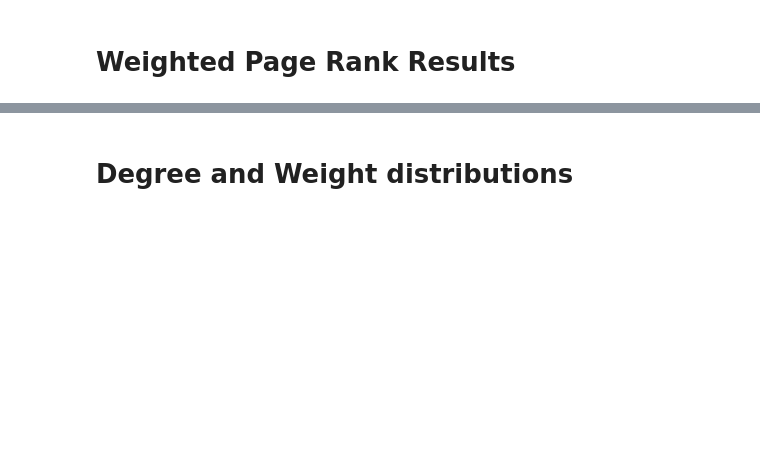
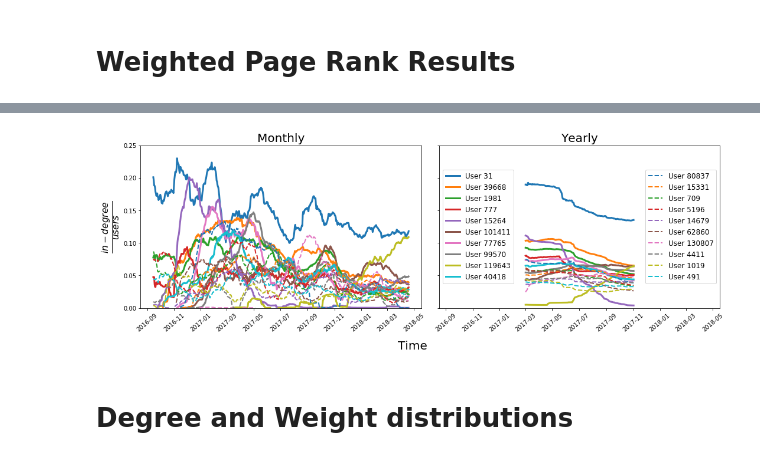
Before and after one commit to miratepuffin/Raphtory-Plots, a Jupyter notebook: GabPlots2.ipynb, the cells around one changed output, grey strips where cells are left out. Saved outputs shown, nothing was run; the diff lists cells and outputs as text; code cells hidden in the pictures; blank space fills up the shorter version.

```diff
--- a/GabPlots2.ipynb
+++ b/GabPlots2.ipynb
@@ -137,5 +156,5 @@ def get_degree(rankings, user):
     return None
 
 def get_deg_trajectory(user, pr):
-    traj = np.asarray(list(pr['bestusers'].apply(lambda row: get_degree(row,user))))/pr['vertices']
+    traj = np.asarray(list(pr['TopUsers'].apply(lambda row: get_degree(row,user))))/pr['vertices']
     return traj
@@ -173,3 +161,78 @@ plt.show()
+# %%
+fig, axes = plt.subplots(nrows=1,ncols=2,figsize=(15,5), sharex=True, sharey=True)
+
+file = "degree/gab-selective-degree.json"
+vfile = "degree/degreewindows.json"
+
+start, end = '2016-08-30 23:00:00','2018-05-03 23:00:00'
+
+degree, vertices = get_df(file), get_df(vfile)
+degree, vertices = degree[start:end], vertices[start:end]
+
+windows = [2592000000, 31536000000]
+window_names = ['Monthly', 'Yearly']
+
+linecols = defaultdict(lambda : next(ax._get_lines.prop_cycler)['color'])
+
+for i, ax in enumerate(axes.flatten()):
+    #ax.set_xlabel('Time',fontsize=20)
+    window = windows[i]
+    name = window_names[i]
+    y, z = degree, vertices
+    mask = (y['time']>=start) & (y['time'] <= end) & (y['time'] >= y.iloc[0]['time'] + timedelta(microseconds=1000*window))
+    y=y[mask]
+    mask = (z['time']>=start) & (z['time'] <= end) & (z['time'] >= z.iloc[0]['time'] + timedelta(microseconds=1000*window))
+    z=z[mask]
+    y['time'] = y['time'] - timedelta(microseconds=500*window)
+    z['time'] = z['time'] - timedelta(microseconds=500*window)
+    #mo = y[y['windowsize']==window]
+    mo = y[y['windowsize']==window]
+    z = z[z['windowsize']==window]
+    mo['vertices']=z['vertices']
+    #indeg = mo.apply(lambda t: (pd.DataFrame(t.TopUsers).set_index('id').indegree/ t.vertices).to_dict(), axis=1)
+    #ideg = indeg.apply(pd.Series)
+    #top = ideg.max().sort_values(ascending=False).index[:20]
+    top = [31, 39668, 1981, 777, 15264, 101411, 77765, 99570, 119643, 40418, 80837, 15331, 709, 5196, 14679, 62860, 130807, 4411, 1019, 491]
+    times = np.asarray(mo['time'])
+    #all_users = list(itertools.chain.from_iterable(pr['TopUsers'].tolist()))
+    #unique_users = list(map(lambda y:y[0],Counter(list(map(lambda row: row['id'], all_users))).most_common(30)))
+    #unique_users = (31,4987,1981,709,1175,18992,491,5196,1759,4555)
+    left_user_labels, right_user_labels = [], []
+    left_user_plots, right_user_plots = [], []
+    for k, user in enumerate(list(top)):
+        if k<10:
+            left_user_plots.append(ax.plot(times,get_deg_trajectory(user,mo),color=linecols[user], linewidth=3)[0])
+            left_user_labels.append("User "+str(user))
+        else:
+            right_user_plots.append(ax.plot(times,get_deg_trajectory(user,mo),color=linecols[user], linewidth=2, linestyle="--")[0])
+            right_user_labels.append("User "+str(user))
+    index=1
+    for event in events.keys():
+        #ax.axvline(x=event, color='black', alpha=0.3, linewidth=3)
+        #ax.text(event, 0.8, str(index), rotation=30, fontsize=15)
+        index +=1
+    ax.xaxis.set_tick_params(rotation=40)
+    #ax.legend(framealpha=0.6)
+    ax.set_ylim(0,0.25)
+    ax.set_title(name,fontsize=20)
+
+index=1
+for event in events.keys():
+    #axes[0].axvline(x=event, color='black', alpha=0.3, linewidth=3)
+    #axes[0].text(events[event], 0.22, str(index), rotation=30, fontsize=15)
+    index +=1
+l1 = plt.legend(left_user_plots, left_user_labels, loc='center left', fontsize=12)
+l2 = plt.legend(right_user_plots, right_user_labels, loc='center right',fontsize=12)
+plt.gca().add_artist(l1)
+
+fig.text(0.5, -0.05, 'Time', fontsize=20, ha='center')
+
+axes[0].set_ylabel(r'$\frac{in-degree}{users}$', fontsize=22)
+plt.tight_layout()
+plt.savefig('Graphs/DegreeTrajectoriesSelective.png')
+plt.show()
+# %% [output]
+[figure, added]
 # %% [markdown]
 # Degree and Weight distributions
 # %%
```
Also changed, not shown: parts of 9 cells of this notebook, 14 other files.
